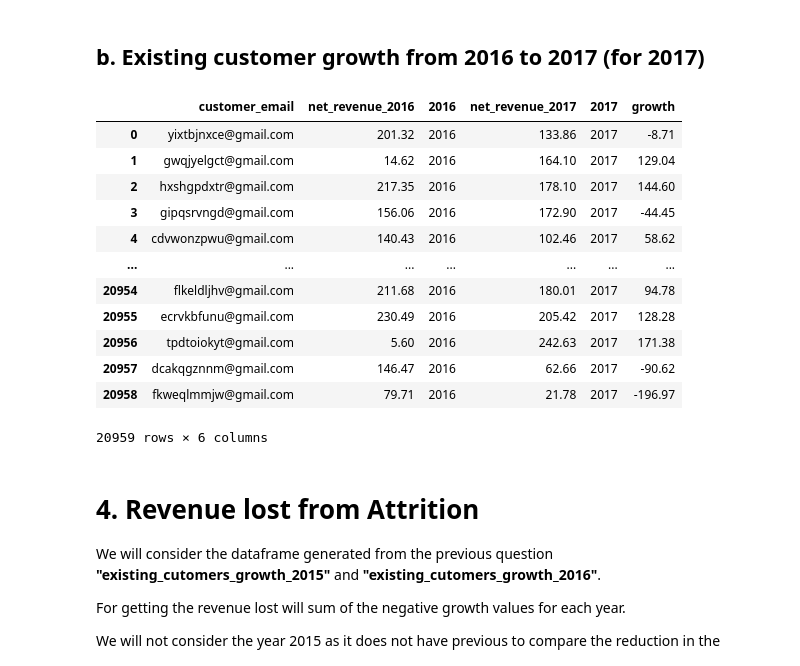
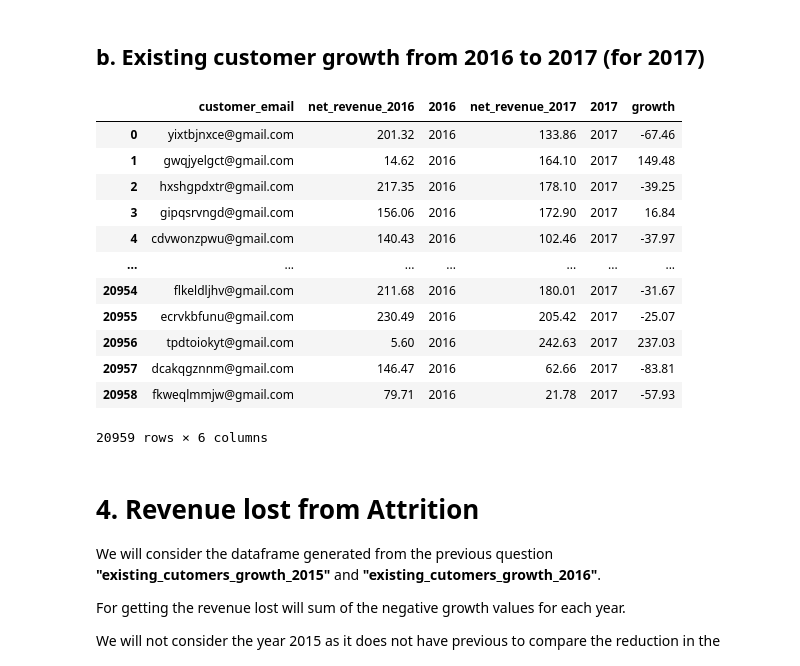
Before and after one commit to saishdesai23/Customer-Order-Analysis, a Jupyter notebook: case_study_2.ipynb, the cells around one changed output. Saved outputs shown, nothing was run; the diff lists cells and outputs as text; code cells hidden in the pictures.

```diff
--- a/case_study_2.ipynb
+++ b/case_study_2.ipynb
@@ -135,30 +135,30 @@ existing_cutomers_growth_2015
 ## b. Existing customer growth from 2016 to 2017 (for 2017)
 # %%
 # filtering existing customers from 2016
-current_year = customer_order[customer_order['year'] == 2016]
+prev_year = customer_order[customer_order['year'] == 2016]
 
 # filtering existing customers from 2017
-next_year = customer_order[customer_order['year'] == 2017]
+current_year = customer_order[customer_order['year'] == 2017]
 
 #merging the existing cutomers on the customer email
-existing_cutomers_growth_2016 = current_year.merge(next_year, how='inner', on = 'customer_email')
-existing_cutomers_growth_2016.columns = ['customer_email','net_revenue_2016','2016','net_revenue_2017','2017']
-existing_cutomers_growth_2016['growth'] = existing_cutomers_growth_2016['net_revenue_2017'] - existing_cutomers_growth_2015['net_revenue_2016']
+existing_cutomers_growth_2017 = prev_year.merge(current_year, how='inner', on = 'customer_email')
+existing_cutomers_growth_2017.columns = ['customer_email','net_revenue_2016','2016','net_revenue_2017','2017']
+existing_cutomers_growth_2017['growth'] = existing_cutomers_growth_2017['net_revenue_2017'] - existing_cutomers_growth_2017['net_revenue_2016']
 
-existing_cutomers_growth_2016
+existing_cutomers_growth_2017
 # %% [output]
 |  | customer_email | net_revenue_2016 | 2016 | net_revenue_2017 | 2017 | growth |
-| 0 | yixtbjnxce@gmail.com | 201.32 | 2016 | 133.86 | 2017 | -8.71 |
-| 1 | gwqjyelgct@gmail.com | 14.62 | 2016 | 164.10 | 2017 | 129.04 |
-| 2 | hxshgpdxtr@gmail.com | 217.35 | 2016 | 178.10 | 2017 | 144.60 |
-| 3 | gipqsrvngd@gmail.com | 156.06 | 2016 | 172.90 | 2017 | -44.45 |
-| 4 | cdvwonzpwu@gmail.com | 140.43 | 2016 | 102.46 | 2017 | 58.62 |
+| 0 | yixtbjnxce@gmail.com | 201.32 | 2016 | 133.86 | 2017 | -67.46 |
+| 1 | gwqjyelgct@gmail.com | 14.62 | 2016 | 164.10 | 2017 | 149.48 |
+| 2 | hxshgpdxtr@gmail.com | 217.35 | 2016 | 178.10 | 2017 | -39.25 |
+| 3 | gipqsrvngd@gmail.com | 156.06 | 2016 | 172.90 | 2017 | 16.84 |
+| 4 | cdvwonzpwu@gmail.com | 140.43 | 2016 | 102.46 | 2017 | -37.97 |
 | ... | ... | ... | ... | ... | ... | ... |
-| 20954 | flkeldljhv@gmail.com | 211.68 | 2016 | 180.01 | 2017 | 94.78 |
-| 20955 | ecrvkbfunu@gmail.com | 230.49 | 2016 | 205.42 | 2017 | 128.28 |
-| 20956 | tpdtoiokyt@gmail.com | 5.60 | 2016 | 242.63 | 2017 | 171.38 |
-| 20957 | dcakqgznnm@gmail.com | 146.47 | 2016 | 62.66 | 2017 | -90.62 |
-| 20958 | fkweqlmmjw@gmail.com | 79.71 | 2016 | 21.78 | 2017 | -196.97 |
+| 20954 | flkeldljhv@gmail.com | 211.68 | 2016 | 180.01 | 2017 | -31.67 |
+| 20955 | ecrvkbfunu@gmail.com | 230.49 | 2016 | 205.42 | 2017 | -25.07 |
+| 20956 | tpdtoiokyt@gmail.com | 5.60 | 2016 | 242.63 | 2017 | 237.03 |
+| 20957 | dcakqgznnm@gmail.com | 146.47 | 2016 | 62.66 | 2017 | -83.81 |
+| 20958 | fkweqlmmjw@gmail.com | 79.71 | 2016 | 21.78 | 2017 | -57.93 |
 20959 rows × 6 columns
 # %% [markdown]
 # 4. Revenue lost from Attrition
```
Also changed, not shown: parts of 19 cells of this notebook.
